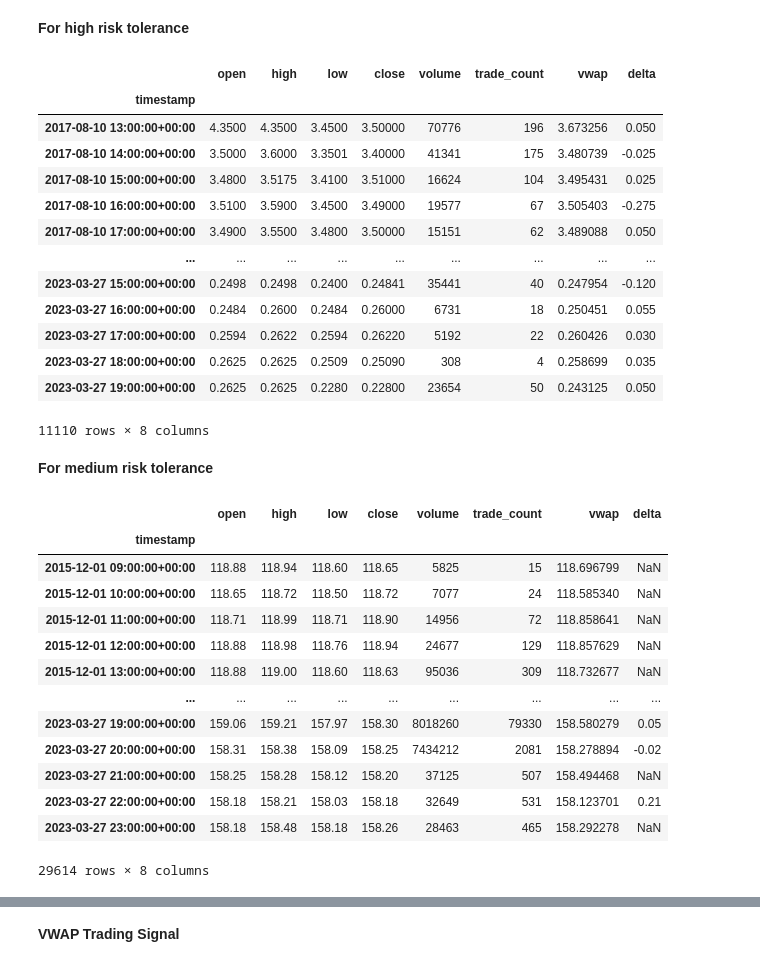
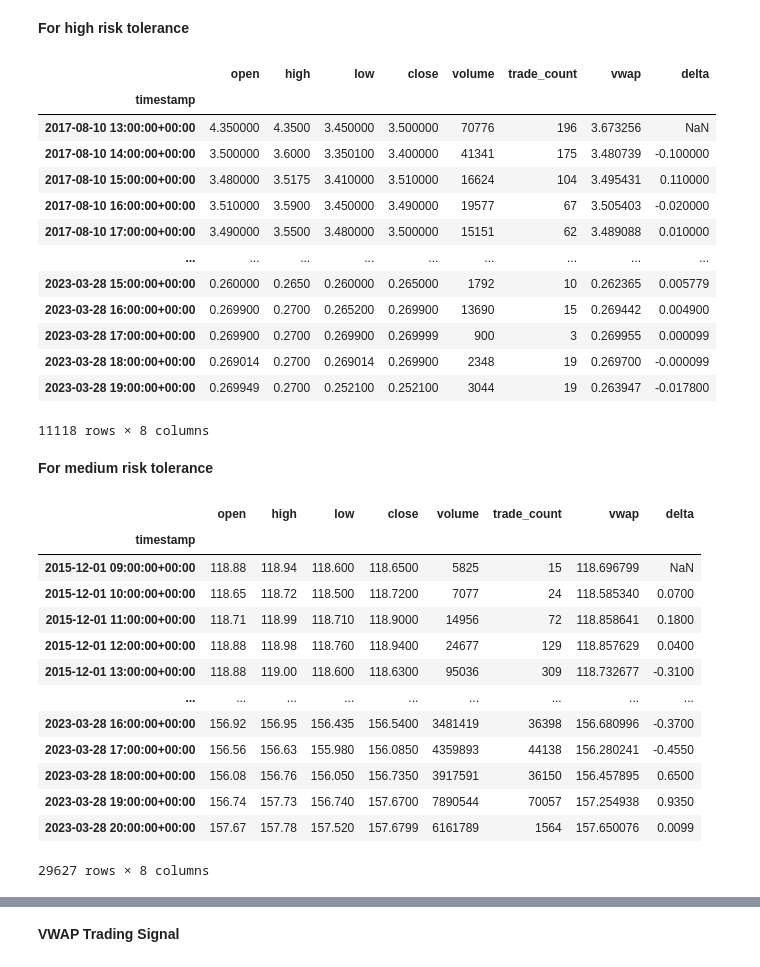
Before and after one commit to v-puppala/Neural-Network-based-Algotrader, a Jupyter notebook: Vishal-Algotrading/Vishal-Algotrading.ipynb, the cells around one changed output, grey strips where cells are left out. Saved outputs shown, nothing was run; the diff lists cells and outputs as text; code cells hidden in the pictures.

```diff
--- a/Vishal-Algotrading/Vishal-Algotrading.ipynb
+++ b/Vishal-Algotrading/Vishal-Algotrading.ipynb
@@ -53,25 +53,25 @@ historical_data
 # %%
 symbol='EAST'
 timeframe = '1H'
 start_date = pd.Timestamp("2013-01-01", tz="America/New_York").isoformat()
 east_data= alpaca.get_bars(symbol, timeframe, start=start_date).df
-east_data['delta']=historical_data['close'].diff()
+east_data['delta']=east_data['close'].diff()
 east_data
 # %% [output]
 |  | open | high | low | close | volume | trade_count | vwap | delta |
 | timestamp |  |  |  |  |  |  |  |  |
-| 2017-08-10 13:00:00+00:00 | 4.3500 | 4.3500 | 3.4500 | 3.50000 | 70776 | 196 | 3.673256 | 0.050 |
-| 2017-08-10 14:00:00+00:00 | 3.5000 | 3.6000 | 3.3501 | 3.40000 | 41341 | 175 | 3.480739 | -0.025 |
-| 2017-08-10 15:00:00+00:00 | 3.4800 | 3.5175 | 3.4100 | 3.51000 | 16624 | 104 | 3.495431 | 0.025 |
-| 2017-08-10 16:00:00+00:00 | 3.5100 | 3.5900 | 3.4500 | 3.49000 | 19577 | 67 | 3.505403 | -0.275 |
-| 2017-08-10 17:00:00+00:00 | 3.4900 | 3.5500 | 3.4800 | 3.50000 | 15151 | 62 | 3.489088 | 0.050 |
+| 2017-08-10 13:00:00+00:00 | 4.350000 | 4.3500 | 3.450000 | 3.500000 | 70776 | 196 | 3.673256 | NaN |
+| 2017-08-10 14:00:00+00:00 | 3.500000 | 3.6000 | 3.350100 | 3.400000 | 41341 | 175 | 3.480739 | -0.100000 |
+| 2017-08-10 15:00:00+00:00 | 3.480000 | 3.5175 | 3.410000 | 3.510000 | 16624 | 104 | 3.495431 | 0.110000 |
+| 2017-08-10 16:00:00+00:00 | 3.510000 | 3.5900 | 3.450000 | 3.490000 | 19577 | 67 | 3.505403 | -0.020000 |
+| 2017-08-10 17:00:00+00:00 | 3.490000 | 3.5500 | 3.480000 | 3.500000 | 15151 | 62 | 3.489088 | 0.010000 |
 | ... | ... | ... | ... | ... | ... | ... | ... | ... |
-| 2023-03-27 15:00:00+00:00 | 0.2498 | 0.2498 | 0.2400 | 0.24841 | 35441 | 40 | 0.247954 | -0.120 |
-| 2023-03-27 16:00:00+00:00 | 0.2484 | 0.2600 | 0.2484 | 0.26000 | 6731 | 18 | 0.250451 | 0.055 |
-| 2023-03-27 17:00:00+00:00 | 0.2594 | 0.2622 | 0.2594 | 0.26220 | 5192 | 22 | 0.260426 | 0.030 |
-| 2023-03-27 18:00:00+00:00 | 0.2625 | 0.2625 | 0.2509 | 0.25090 | 308 | 4 | 0.258699 | 0.035 |
-| 2023-03-27 19:00:00+00:00 | 0.2625 | 0.2625 | 0.2280 | 0.22800 | 23654 | 50 | 0.243125 | 0.050 |
+| 2023-03-28 15:00:00+00:00 | 0.260000 | 0.2650 | 0.260000 | 0.265000 | 1792 | 10 | 0.262365 | 0.005779 |
+| 2023-03-28 16:00:00+00:00 | 0.269900 | 0.2700 | 0.265200 | 0.269900 | 13690 | 15 | 0.269442 | 0.004900 |
+| 2023-03-28 17:00:00+00:00 | 0.269900 | 0.2700 | 0.269900 | 0.269999 | 900 | 3 | 0.269955 | 0.000099 |
+| 2023-03-28 18:00:00+00:00 | 0.269014 | 0.2700 | 0.269014 | 0.269900 | 2348 | 19 | 0.269700 | -0.000099 |
+| 2023-03-28 19:00:00+00:00 | 0.269949 | 0.2700 | 0.252100 | 0.252100 | 3044 | 19 | 0.263947 | -0.017800 |
-11110 rows × 8 columns
+11118 rows × 8 columns
 # %% [markdown]
 **For medium risk tolerance**
 # %%
@@ -79,23 +79,23 @@ symbol='AAPL'
 timeframe = '1H'
 start_date = pd.Timestamp("2013-01-01", tz="America/New_York").isoformat()
 apple_data= alpaca.get_bars(symbol, timeframe, start=start_date).df
-apple_data['delta']=historical_data['close'].diff()
+apple_data['delta']=apple_data['close'].diff()
 apple_data
 # %% [output]
 |  | open | high | low | close | volume | trade_count | vwap | delta |
 | timestamp |  |  |  |  |  |  |  |  |
-| 2015-12-01 09:00:00+00:00 | 118.88 | 118.94 | 118.60 | 118.65 | 5825 | 15 | 118.696799 | NaN |
-| 2015-12-01 10:00:00+00:00 | 118.65 | 118.72 | 118.50 | 118.72 | 7077 | 24 | 118.585340 | NaN |
-| 2015-12-01 11:00:00+00:00 | 118.71 | 118.99 | 118.71 | 118.90 | 14956 | 72 | 118.858641 | NaN |
-| 2015-12-01 12:00:00+00:00 | 118.88 | 118.98 | 118.76 | 118.94 | 24677 | 129 | 118.857629 | NaN |
-| 2015-12-01 13:00:00+00:00 | 118.88 | 119.00 | 118.60 | 118.63 | 95036 | 309 | 118.732677 | NaN |
+| 2015-12-01 09:00:00+00:00 | 118.88 | 118.94 | 118.600 | 118.6500 | 5825 | 15 | 118.696799 | NaN |
+| 2015-12-01 10:00:00+00:00 | 118.65 | 118.72 | 118.500 | 118.7200 | 7077 | 24 | 118.585340 | 0.0700 |
+| 2015-12-01 11:00:00+00:00 | 118.71 | 118.99 | 118.710 | 118.9000 | 14956 | 72 | 118.858641 | 0.1800 |
+| 2015-12-01 12:00:00+00:00 | 118.88 | 118.98 | 118.760 | 118.9400 | 24677 | 129 | 118.857629 | 0.0400 |
+| 2015-12-01 13:00:00+00:00 | 118.88 | 119.00 | 118.600 | 118.6300 | 95036 | 309 | 118.732677 | -0.3100 |
 | ... | ... | ... | ... | ... | ... | ... | ... | ... |
-| 2023-03-27 19:00:00+00:00 | 159.06 | 159.21 | 157.97 | 158.30 | 8018260 | 79330 | 158.580279 | 0.05 |
-| 2023-03-27 20:00:00+00:00 | 158.31 | 158.38 | 158.09 | 158.25 | 7434212 | 2081 | 158.278894 | -0.02 |
-| 2023-03-27 21:00:00+00:00 | 158.25 | 158.28 | 158.12 | 158.20 | 37125 | 507 | 158.494468 | NaN |
-| 2023-03-27 22:00:00+00:00 | 158.18 | 158.21 | 158.03 | 158.18 | 32649 | 531 | 158.123701 | 0.21 |
-| 2023-03-27 23:00:00+00:00 | 158.18 | 158.48 | 158.18 | 158.26 | 28463 | 465 | 158.292278 | NaN |
+| 2023-03-28 16:00:00+00:00 | 156.92 | 156.95 | 156.435 | 156.5400 | 3481419 | 36398 | 156.680996 | -0.3700 |
+| 2023-03-28 17:00:00+00:00 | 156.56 | 156.63 | 155.980 | 156.0850 | 4359893 | 44138 | 156.280241 | -0.4550 |
+| 2023-03-28 18:00:00+00:00 | 156.08 | 156.76 | 156.050 | 156.7350 | 3917591 | 36150 | 156.457895 | 0.6500 |
+| 2023-03-28 19:00:00+00:00 | 156.74 | 157.73 | 156.740 | 157.6700 | 7890544 | 70057 | 157.254938 | 0.9350 |
+| 2023-03-28 20:00:00+00:00 | 157.67 | 157.78 | 157.520 | 157.6799 | 6161789 | 1564 | 157.650076 | 0.0099 |
-29614 rows × 8 columns
+29627 rows × 8 columns
 # %%
 historical_data
 # %% [output]
```
Also changed, not shown: parts of 16 cells of this notebook.
